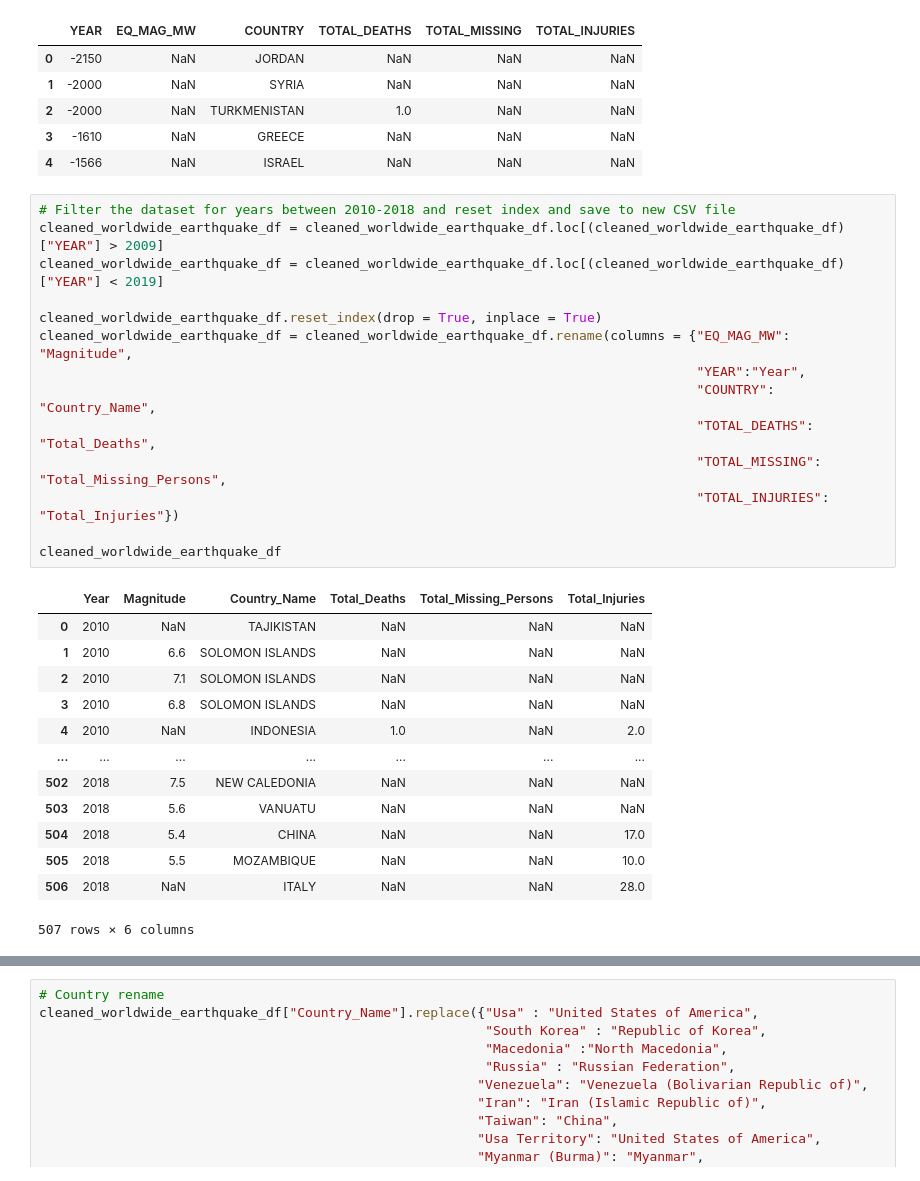
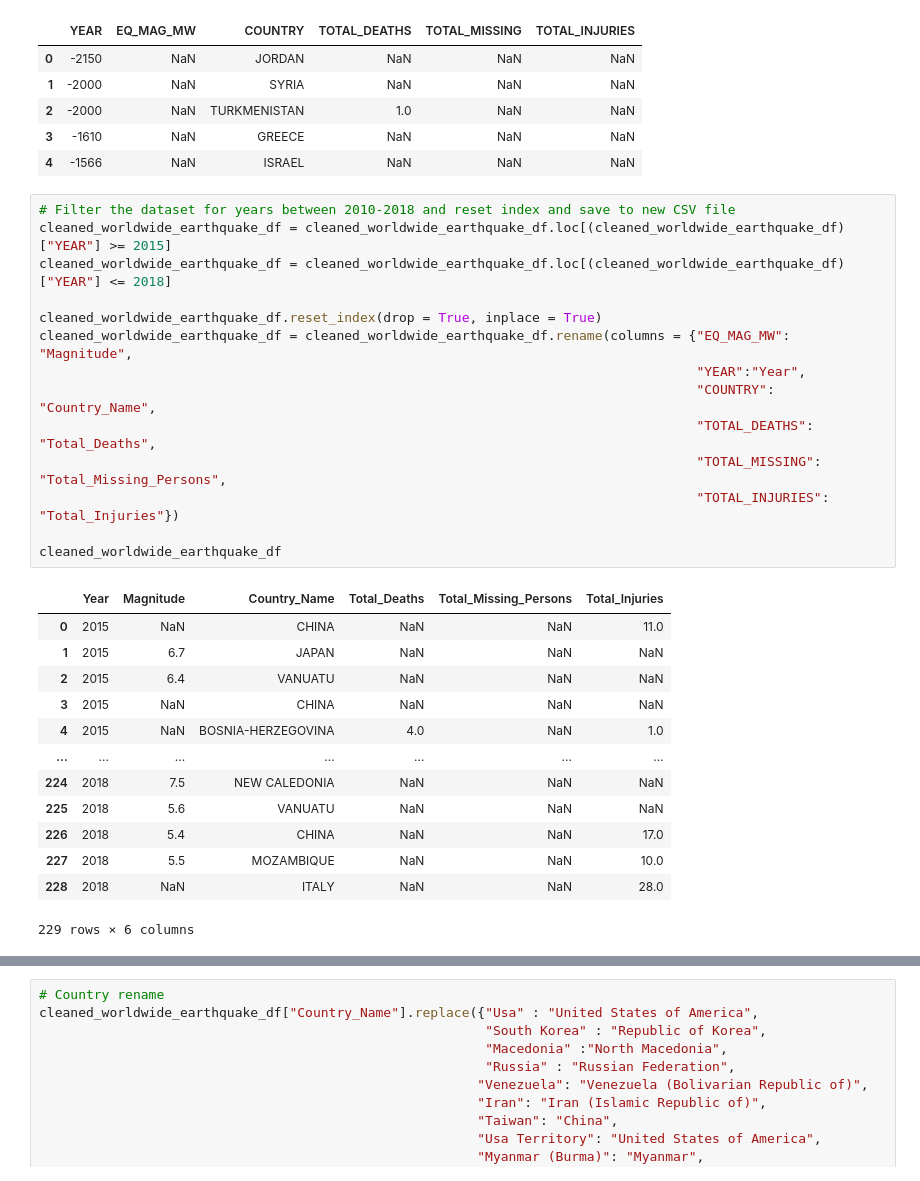
Before and after one commit to macadyls/Natural-Disaster-Support-ETL, a Jupyter notebook: main_cleaning.ipynb, the cells around one changed output, grey strips where cells are left out. Drawn from its saved outputs; the diff is of its cells as text.

```diff
--- a/main_cleaning.ipynb
+++ b/main_cleaning.ipynb
@@ -146,32 +153,32 @@ cleaned_worldwide_earthquake_df.head()
 | 4 | -1566 | NaN | ISRAEL | NaN | NaN | NaN |
 # %%
 # Filter the dataset for years between 2010-2018 and reset index and save to new CSV file
-cleaned_worldwide_earthquake_df = cleaned_worldwide_earthquake_df.loc[(cleaned_worldwide_earthquake_df)["YEAR"] > 2009]
-cleaned_worldwide_earthquake_df = cleaned_worldwide_earthquake_df.loc[(cleaned_worldwide_earthquake_df)["YEAR"] < 2019]
+cleaned_worldwide_earthquake_df = cleaned_worldwide_earthquake_df.loc[(cleaned_worldwide_earthquake_df)["YEAR"] >= 2015]
+cleaned_worldwide_earthquake_df = cleaned_worldwide_earthquake_df.loc[(cleaned_worldwide_earthquake_df)["YEAR"] <= 2018]
 
 cleaned_worldwide_earthquake_df.reset_index(drop = True, inplace = True)
 cleaned_worldwide_earthquake_df = cleaned_worldwide_earthquake_df.rename(columns = {"EQ_MAG_MW": "Magnitude",
                                                                                     "YEAR":"Year",
                                                                                     "COUNTRY": "Country_Name",
                                                                                     "TOTAL_DEATHS": "Total_Deaths",
                                                                                     "TOTAL_MISSING": "Total_Missing_Persons",
                                                                                     "TOTAL_INJURIES": "Total_Injuries"})
 
 cleaned_worldwide_earthquake_df
 # %% [output]
 |  | Year | Magnitude | Country_Name | Total_Deaths | Total_Missing_Persons | Total_Injuries |
-| 0 | 2010 | NaN | TAJIKISTAN | NaN | NaN | NaN |
-| 1 | 2010 | 6.6 | SOLOMON ISLANDS | NaN | NaN | NaN |
-| 2 | 2010 | 7.1 | SOLOMON ISLANDS | NaN | NaN | NaN |
-| 3 | 2010 | 6.8 | SOLOMON ISLANDS | NaN | NaN | NaN |
-| 4 | 2010 | NaN | INDONESIA | 1.0 | NaN | 2.0 |
+| 0 | 2015 | NaN | CHINA | NaN | NaN | 11.0 |
+| 1 | 2015 | 6.7 | JAPAN | NaN | NaN | NaN |
+| 2 | 2015 | 6.4 | VANUATU | NaN | NaN | NaN |
+| 3 | 2015 | NaN | CHINA | NaN | NaN | NaN |
+| 4 | 2015 | NaN | BOSNIA-HERZEGOVINA | 4.0 | NaN | 1.0 |
 | ... | ... | ... | ... | ... | ... | ... |
-| 502 | 2018 | 7.5 | NEW CALEDONIA | NaN | NaN | NaN |
-| 503 | 2018 | 5.6 | VANUATU | NaN | NaN | NaN |
-| 504 | 2018 | 5.4 | CHINA | NaN | NaN | 17.0 |
-| 505 | 2018 | 5.5 | MOZAMBIQUE | NaN | NaN | 10.0 |
-| 506 | 2018 | NaN | ITALY | NaN | NaN | 28.0 |
+| 224 | 2018 | 7.5 | NEW CALEDONIA | NaN | NaN | NaN |
+| 225 | 2018 | 5.6 | VANUATU | NaN | NaN | NaN |
+| 226 | 2018 | 5.4 | CHINA | NaN | NaN | 17.0 |
+| 227 | 2018 | 5.5 | MOZAMBIQUE | NaN | NaN | 10.0 |
+| 228 | 2018 | NaN | ITALY | NaN | NaN | 28.0 |
-507 rows × 6 columns
+229 rows × 6 columns
 # %%
 # Format the column
 cleaned_worldwide_earthquake_df["Country_Name"] = cleaned_worldwide_earthquake_df["Country_Name"].str.lower()
```
Also changed, not shown: parts of 6 cells of this notebook, 8 other files.
